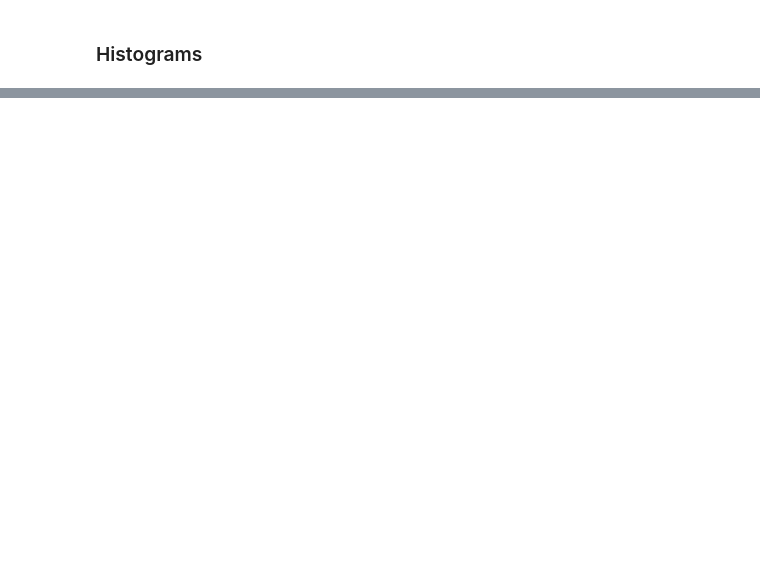
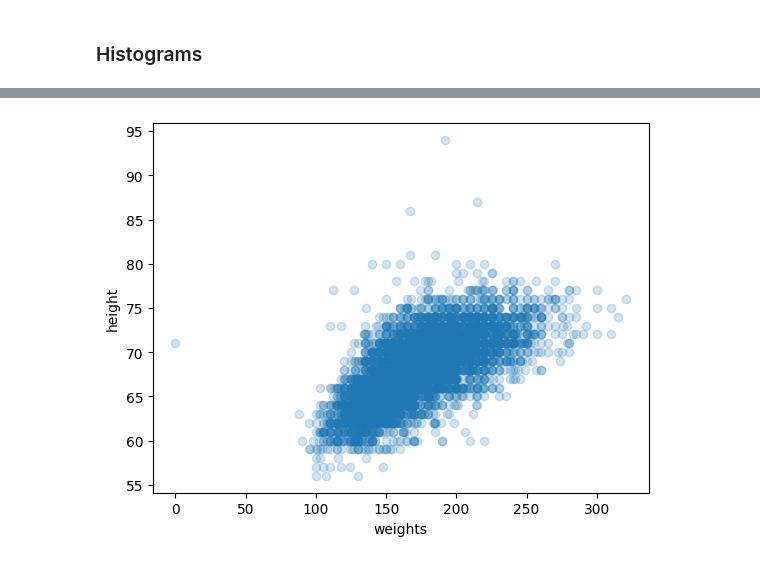
Before and after one commit to chuik633-PSAM5020/WK02, a Jupyter notebook: WK02.ipynb, the cells around one changed output, grey strips where cells are left out. Cells and saved outputs as stored; diff of their text form; code cells hidden in the pictures; blank space fills up the shorter version.

```diff
--- a/WK02.ipynb
+++ b/WK02.ipynb
@@ -577,3 +733,9 @@ plt.show()
 # %%
 # TODO plot other combinations of variables
 # TODO: any correlation ?
+plt.scatter(weights, heights, marker='o', alpha=0.2)
+plt.xlabel("weights")
+plt.ylabel("height")
+plt.show()
+# %% [output]
+[figure, added]
```
Also changed, not shown: parts of 25 cells of this notebook.
